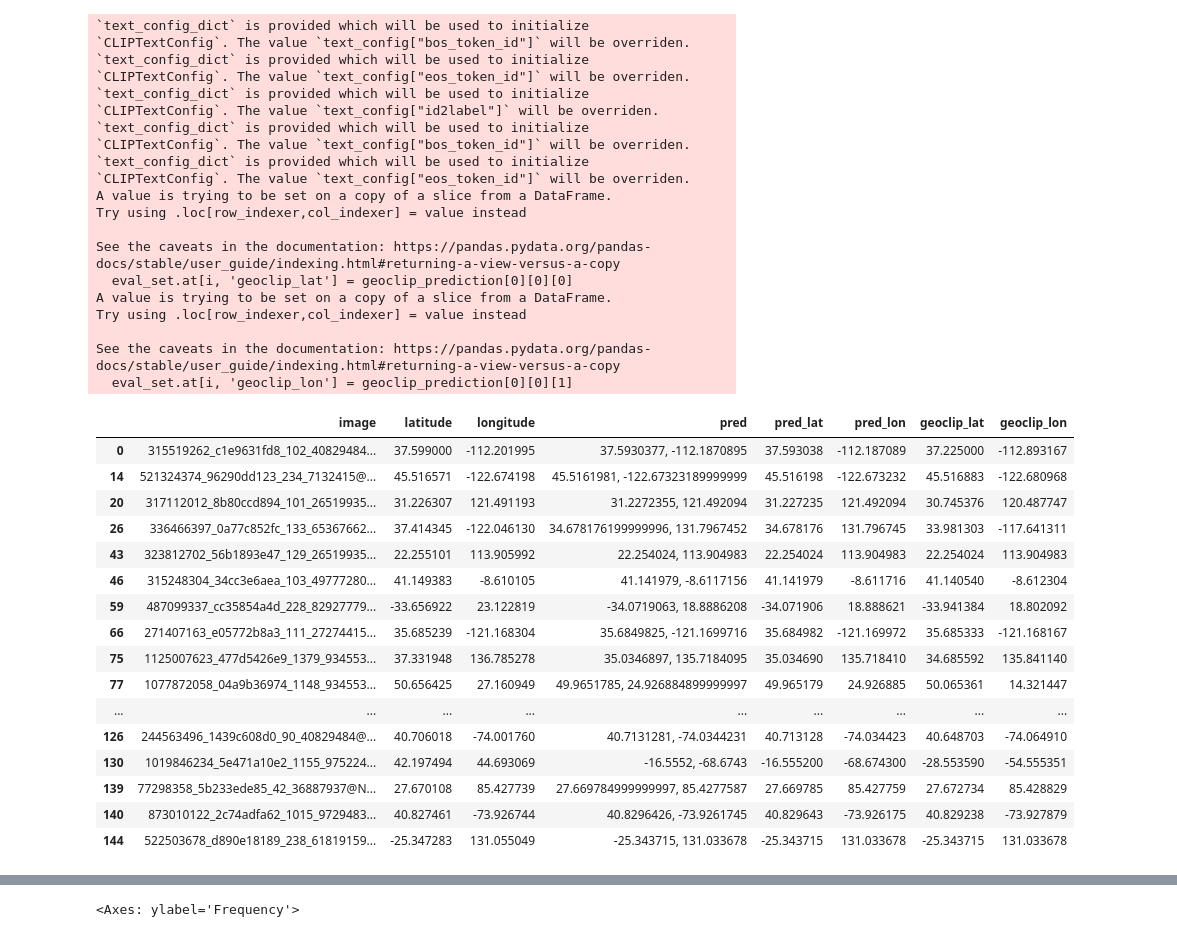
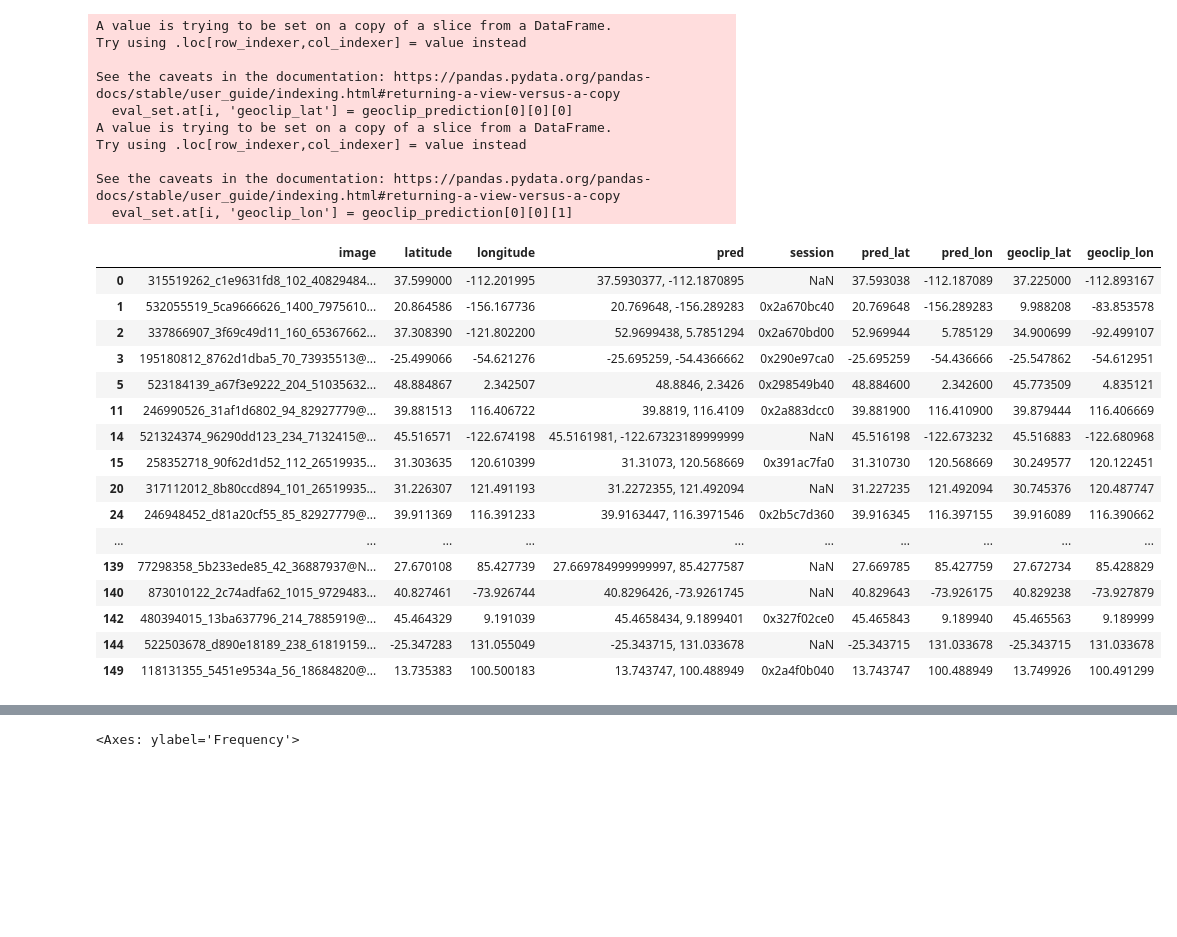
Before and after one commit to JettChenT/geoagent, a Jupyter notebook: notebooks/testouteval.ipynb, the cells around one changed output, grey strips where cells are left out. Drawn from its saved outputs; the diff is of its cells as text; code cells hidden in the pictures; blank space fills up the shorter version.

```diff
--- a/notebooks/testouteval.ipynb
+++ b/notebooks/testouteval.ipynb
@@ -58,45 +66,42 @@ See the caveats in the documentation: https://pandas.pydata.org/pandas-docs/stab
 # %%
+import sys
+sys.path.append('../')
 from src.tools.geo_clip.inference import predict
 from PIL import Image
 from tqdm import tqdm
 for i, row in tqdm(eval_set.iterrows()):
     geoclip_prediction = predict(Image.open(fold_path/row['image']), top_n=1)
     eval_set.at[i, 'geoclip_lat'] = geoclip_prediction[0][0][0]
     eval_set.at[i, 'geoclip_lon'] = geoclip_prediction[0][0][1]
 eval_set
 # %% [output]
-`text_config_dict` is provided which will be used to initialize `CLIPTextConfig`. The value `text_config["bos_token_id"]` will be overriden.
-`text_config_dict` is provided which will be used to initialize `CLIPTextConfig`. The value `text_config["eos_token_id"]` will be overriden.
-`text_config_dict` is provided which will be used to initialize `CLIPTextConfig`. The value `text_config["id2label"]` will be overriden.
-`text_config_dict` is provided which will be used to initialize `CLIPTextConfig`. The value `text_config["bos_token_id"]` will be overriden.
-`text_config_dict` is provided which will be used to initialize `CLIPTextConfig`. The value `text_config["eos_token_id"]` will be overriden.
 A value is trying to be set on a copy of a slice from a DataFrame.
 Try using .loc[row_indexer,col_indexer] = value instead
 
 See the caveats in the documentation: https://pandas.pydata.org/pandas-docs/stable/user_guide/indexing.html#returning-a-view-versus-a-copy
   eval_set.at[i, 'geoclip_lat'] = geoclip_prediction[0][0][0]
 A value is trying to be set on a copy of a slice from a DataFrame.
 Try using .loc[row_indexer,col_indexer] = value instead
 
 See the caveats in the documentation: https://pandas.pydata.org/pandas-docs/stable/user_guide/indexing.html#returning-a-view-versus-a-copy
   eval_set.at[i, 'geoclip_lon'] = geoclip_prediction[0][0][1]
-|  | image | latitude | longitude | pred | pred_lat | pred_lon | geoclip_lat | geoclip_lon |
-| 0 | 315519262_c1e9631fd8_102_40829484... | 37.599000 | -112.201995 | 37.5930377, -112.1870895 | 37.593038 | -112.187089 | 37.225000 | -112.893167 |
-| 14 | 521324374_96290dd123_234_7132415@... | 45.516571 | -122.674198 | 45.5161981, -122.67323189999999 | 45.516198 | -122.673232 | 45.516883 | -122.680968 |
-| 20 | 317112012_8b80ccd894_101_26519935... | 31.226307 | 121.491193 | 31.2272355, 121.492094 | 31.227235 | 121.492094 | 30.745376 | 120.487747 |
-| 26 | 336466397_0a77c852fc_133_65367662... | 37.414345 | -122.046130 | 34.678176199999996, 131.7967452 | 34.678176 | 131.796745 | 33.981303 | -117.641311 |
-| 43 | 323812702_56b1893e47_129_26519935... | 22.255101 | 113.905992 | 22.254024, 113.904983 | 22.254024 | 113.904983 | 22.254024 | 113.904983 |
-| 46 | 315248304_34cc3e6aea_103_49777280... | 41.149383 | -8.610105 | 41.141979, -8.6117156 | 41.141979 | -8.611716 | 41.140540 | -8.612304 |
-| 59 | 487099337_cc35854a4d_228_82927779... | -33.656922 | 23.122819 | -34.0719063, 18.8886208 | -34.071906 | 18.888621 | -33.941384 | 18.802092 |
-| 66 | 271407163_e05772b8a3_111_27274415... | 35.685239 | -121.168304 | 35.6849825, -121.1699716 | 35.684982 | -121.169972 | 35.685333 | -121.168167 |
-| 75 | 1125007623_477d5426e9_1379_934553... | 37.331948 | 136.785278 | 35.0346897, 135.7184095 | 35.034690 | 135.718410 | 34.685592 | 135.841140 |
-| 77 | 1077872058_04a9b36974_1148_934553... | 50.656425 | 27.160949 | 49.9651785, 24.926884899999997 | 49.965179 | 24.926885 | 50.065361 | 14.321447 |
-| ... | ... | ... | ... | ... | ... | ... | ... | ... |
-| 126 | 244563496_1439c608d0_90_40829484@... | 40.706018 | -74.001760 | 40.7131281, -74.0344231 | 40.713128 | -74.034423 | 40.648703 | -74.064910 |
-| 130 | 1019846234_5e471a10e2_1155_975224... | 42.197494 | 44.693069 | -16.5552, -68.6743 | -16.555200 | -68.674300 | -28.553590 | -54.555351 |
-| 139 | 77298358_5b233ede85_42_36887937@N... | 27.670108 | 85.427739 | 27.669784999999997, 85.4277587 | 27.669785 | 85.427759 | 27.672734 | 85.428829 |
-| 140 | 873010122_2c74adfa62_1015_9729483... | 40.827461 | -73.926744 | 40.8296426, -73.9261745 | 40.829643 | -73.926175 | 40.829238 | -73.927879 |
-| 144 | 522503678_d890e18189_238_61819159... | -25.347283 | 131.055049 | -25.343715, 131.033678 | -25.343715 | 131.033678 | -25.343715 | 131.033678 |
+|  | image | latitude | longitude | pred | session | pred_lat | pred_lon | geoclip_lat | geoclip_lon |
+| 0 | 315519262_c1e9631fd8_102_40829484... | 37.599000 | -112.201995 | 37.5930377, -112.1870895 | NaN | 37.593038 | -112.187089 | 37.225000 | -112.893167 |
+| 1 | 532055519_5ca9666626_1400_7975610... | 20.864586 | -156.167736 | 20.769648, -156.289283 | 0x2a670bc40 | 20.769648 | -156.289283 | 9.988208 | -83.853578 |
+| 2 | 337866907_3f69c49d11_160_65367662... | 37.308390 | -121.802200 | 52.9699438, 5.7851294 | 0x2a670bd00 | 52.969944 | 5.785129 | 34.900699 | -92.499107 |
+| 3 | 195180812_8762d1dba5_70_73935513@... | -25.499066 | -54.621276 | -25.695259, -54.4366662 | 0x290e97ca0 | -25.695259 | -54.436666 | -25.547862 | -54.612951 |
+| 5 | 523184139_a67f3e9222_204_51035632... | 48.884867 | 2.342507 | 48.8846, 2.3426 | 0x298549b40 | 48.884600 | 2.342600 | 45.773509 | 4.835121 |
+| 11 | 246990526_31af1d6802_94_82927779@... | 39.881513 | 116.406722 | 39.8819, 116.4109 | 0x2a883dcc0 | 39.881900 | 116.410900 | 39.879444 | 116.406669 |
+| 14 | 521324374_96290dd123_234_7132415@... | 45.516571 | -122.674198 | 45.5161981, -122.67323189999999 | NaN | 45.516198 | -122.673232 | 45.516883 | -122.680968 |
+| 15 | 258352718_90f62d1d52_112_26519935... | 31.303635 | 120.610399 | 31.31073, 120.568669 | 0x391ac7fa0 | 31.310730 | 120.568669 | 30.249577 | 120.122451 |
+| 20 | 317112012_8b80ccd894_101_26519935... | 31.226307 | 121.491193 | 31.2272355, 121.492094 | NaN | 31.227235 | 121.492094 | 30.745376 | 120.487747 |
+| 24 | 246948452_d81a20cf55_85_82927779@... | 39.911369 | 116.391233 | 39.9163447, 116.3971546 | 0x2b5c7d360 | 39.916345 | 116.397155 | 39.916089 | 116.390662 |
+| ... | ... | ... | ... | ... | ... | ... | ... | ... | ... |
+| 139 | 77298358_5b233ede85_42_36887937@N... | 27.670108 | 85.427739 | 27.669784999999997, 85.4277587 | NaN | 27.669785 | 85.427759 | 27.672734 | 85.428829 |
+| 140 | 873010122_2c74adfa62_1015_9729483... | 40.827461 | -73.926744 | 40.8296426, -73.9261745 | NaN | 40.829643 | -73.926175 | 40.829238 | -73.927879 |
+| 142 | 480394015_13ba637796_214_7885919@... | 45.464329 | 9.191039 | 45.4658434, 9.1899401 | 0x327f02ce0 | 45.465843 | 9.189940 | 45.465563 | 9.189999 |
+| 144 | 522503678_d890e18189_238_61819159... | -25.347283 | 131.055049 | -25.343715, 131.033678 | NaN | -25.343715 | 131.033678 | -25.343715 | 131.033678 |
+| 149 | 118131355_5451e9534a_56_18684820@... | 13.735383 | 100.500183 | 13.743747, 100.488949 | 0x2a4f0b040 | 13.743747 | 100.488949 | 13.749926 | 100.491299 |
 # %%
 from geographiclib.geodesic import Geodesic
 geod = Geodesic.WGS84
```
Also changed, not shown: parts of 11 cells of this notebook, 1 other file.
